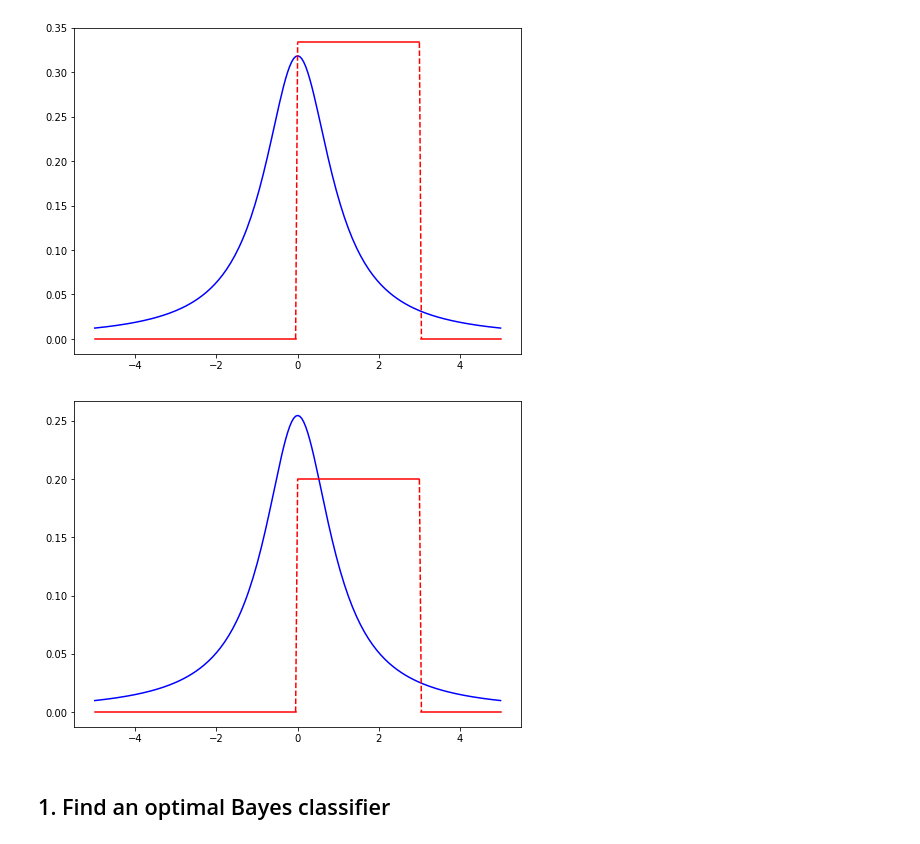
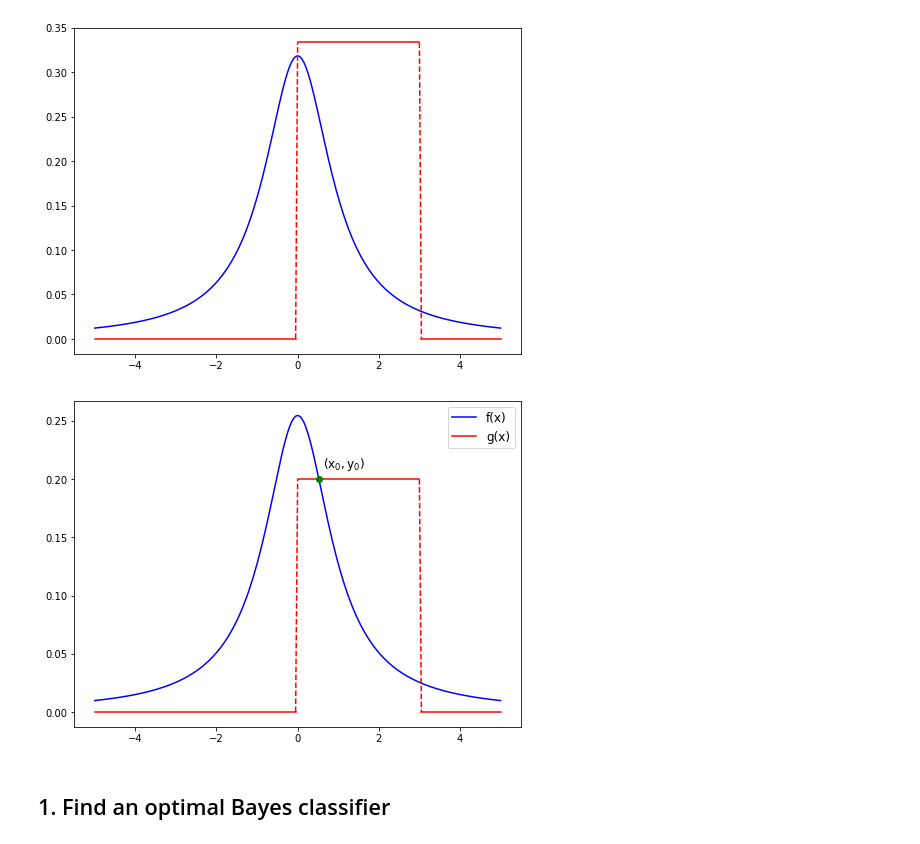
Before and after one commit to scikodot/msu-share, a Jupyter notebook: ml/seminar02/seminar02.ipynb, the cells around one changed output. Saved outputs shown, nothing was run; the diff lists cells and outputs as text; code cells hidden in the pictures.

Commit message:
ml seminar02: refine plot, write pdf

```diff
--- a/ml/seminar02/seminar02.ipynb
+++ b/ml/seminar02/seminar02.ipynb
@@ -19,7 +19,7 @@ l1, l2 = 2, 1
 # A priori probs
 py1, py2 = 0.4, 0.6
 # %%
-def plot(d1, d2):
+def plot(d1, d2, legend = []):
     plt.figure(figsize=(8, 6))
 
     # Setup distributions
@@ -46,18 +46,31 @@ def plot(d1, d2):
     # Plot last segments
     plt.plot(x[k:], dist2[k:], 'r-')
 
-    plt.show()
+    # Show legend
+    if len(legend) > 0:
+        plt.legend(legend, fontsize='large')
 # %%
 # Initial distributions
 plot(pxy1, pxy2)
 # %% [output]
 [figure]
-# %%
-# Scaled distributions
-plot(lambda x : l1 * py1 * pxy1(x),
-     lambda x : l2 * py2 * pxy2(x))
-# %% [output]
-[figure, removed]
+# %%
+# Scaled distributions
+f = lambda x : l1 * py1 * pxy1(x)
+g = lambda x : l2 * py2 * pxy2(x)
+plot(f, g, ['f(x)', 'g(x)'])
+
+# Plot intersection point
+x = math.sqrt(4 / math.pi - 1)
+y = f(x)
+plt.plot(x, y, 'go')
+
+# Plot label
+plt.text(x + 0.1, y + 0.01, '$\mathregular{(x_0, y_0)}$', fontsize='large')
+
+plt.savefig("tex/materials/distribs.pdf")
+# %% [output]
+[figure, added]
 # %% [markdown]
 ## 1. Find an optimal Bayes classifier
 # %%
```
Also changed, not shown: 4 other files.
